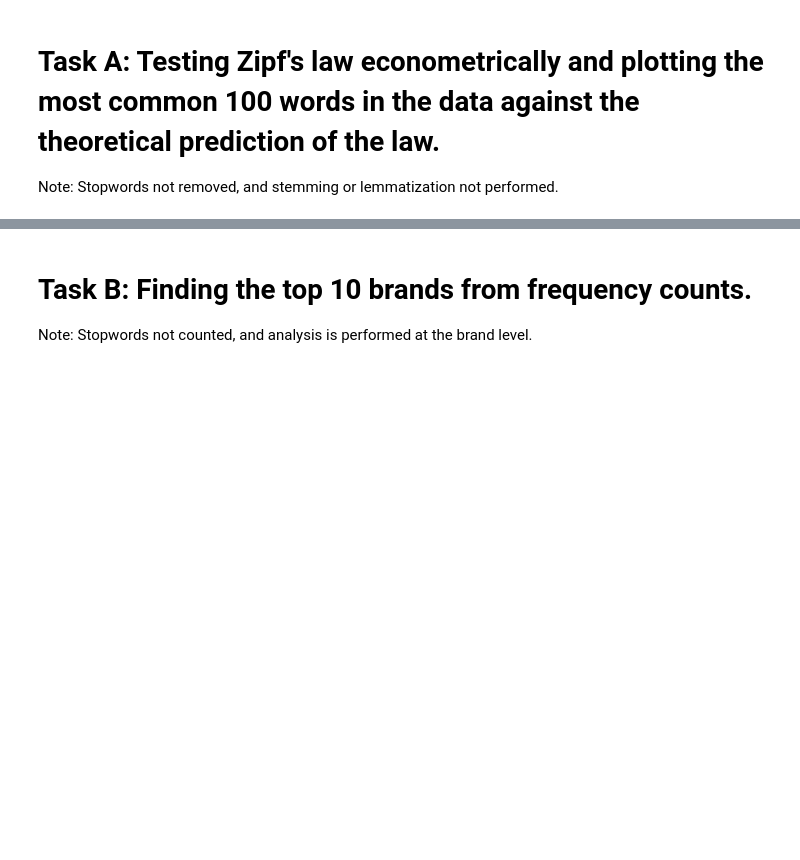
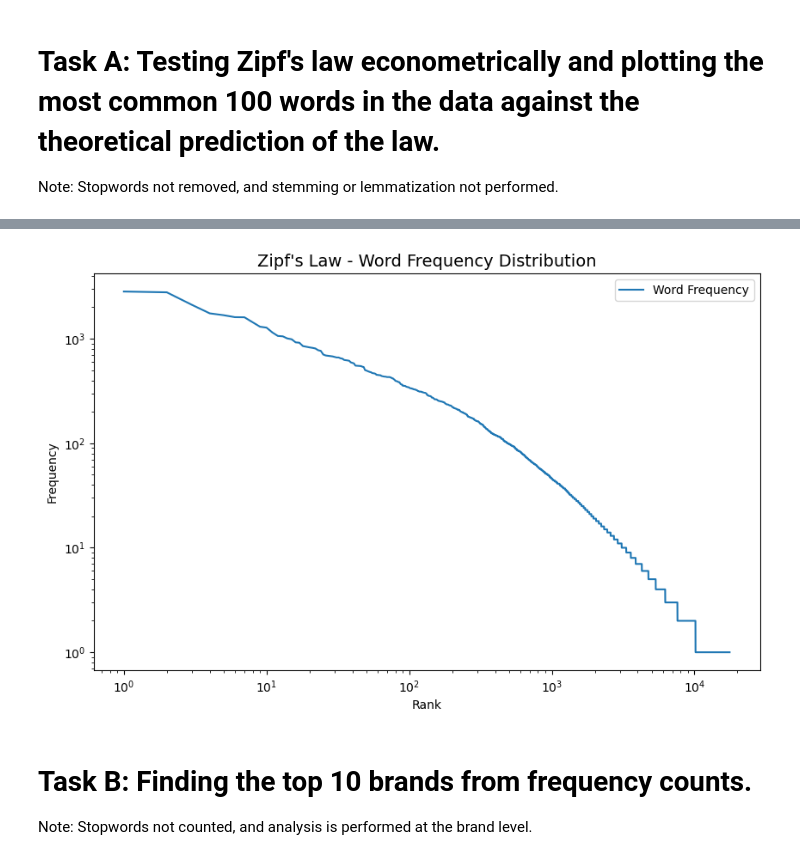
Before and after one commit to CarsonJMullen/Unstructured-Data-Analytics, a Jupyter notebook: Assignment 1/Edmunds_Analysis.ipynb, the cells around one changed output, grey strips where cells are left out. Cells and saved outputs as stored; diff of their text form; code cells hidden in the pictures; blank space fills up the shorter version.

Commit message:
added word counter and zipfs law graph

```diff
--- a/Assignment 1/Edmunds_Analysis.ipynb
+++ b/Assignment 1/Edmunds_Analysis.ipynb
@@ -151,4 +154,9 @@ dtype: object
 
 Note: Stopwords not removed, and stemming or lemmatization not performed.
 # %%
-dfA = pd.read_csv('ScrapedData.csv')
+dfA = pd.read_csv('ScrapedDataMod.csv')
+# %%
+all_text = ' '.join(dfA['Message'].dropna())
+words = re.findall(r'\w+', all_text.lower())
+word_counts = Counter(words)
+word_freq_df = pd.DataFrame(word_counts.items(), columns=['Word', 'Frequency']).sort_values(by='Frequency', ascending=False)
@@ -155,3 +179,23 @@ dfA = pd.read_csv('ScrapedData.csv')
+# %%
+word_freq_df = word_freq_df.reset_index(drop=True)
+word_freq_df['rank'] = word_freq_df.index + 1
+# %%
+import matplotlib.pyplot as plt
+
+plt.figure(figsize=(10, 6))
+plt.plot(word_freq_df['rank'], word_freq_df['Frequency'], label='Word Frequency')
+
+plt.xscale('log')
+plt.yscale('log')
+
+plt.title("Zipf's Law - Word Frequency Distribution", fontsize=14)
+plt.xlabel("Rank")
+plt.ylabel("Frequency")
+
+plt.legend()
+plt.show()
+# %% [output]
+[figure, added]
 # %% [markdown]
 # Task B: Finding the top 10 brands from frequency counts.
 
```
Also changed, not shown: parts of 3 cells of this notebook, 2 other files.
